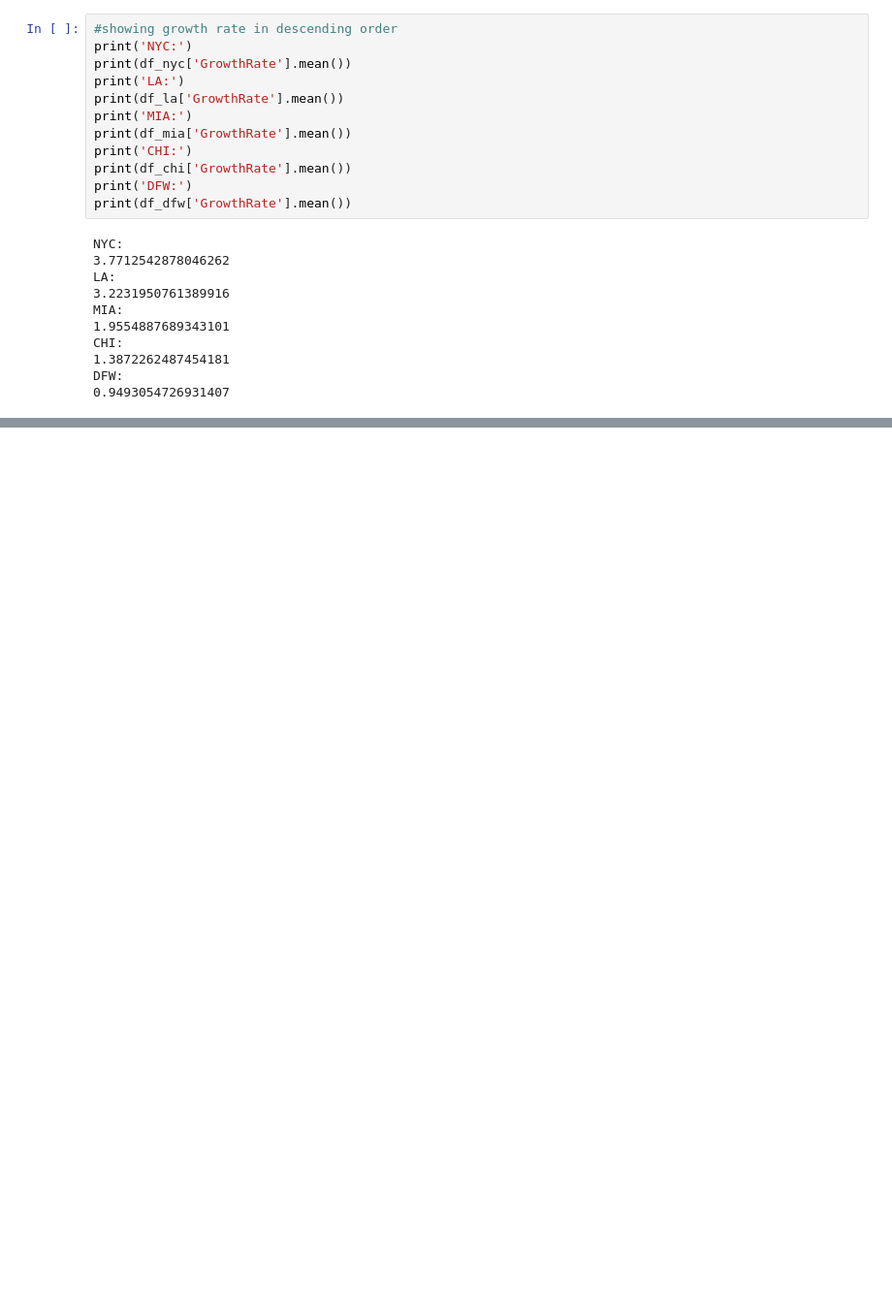
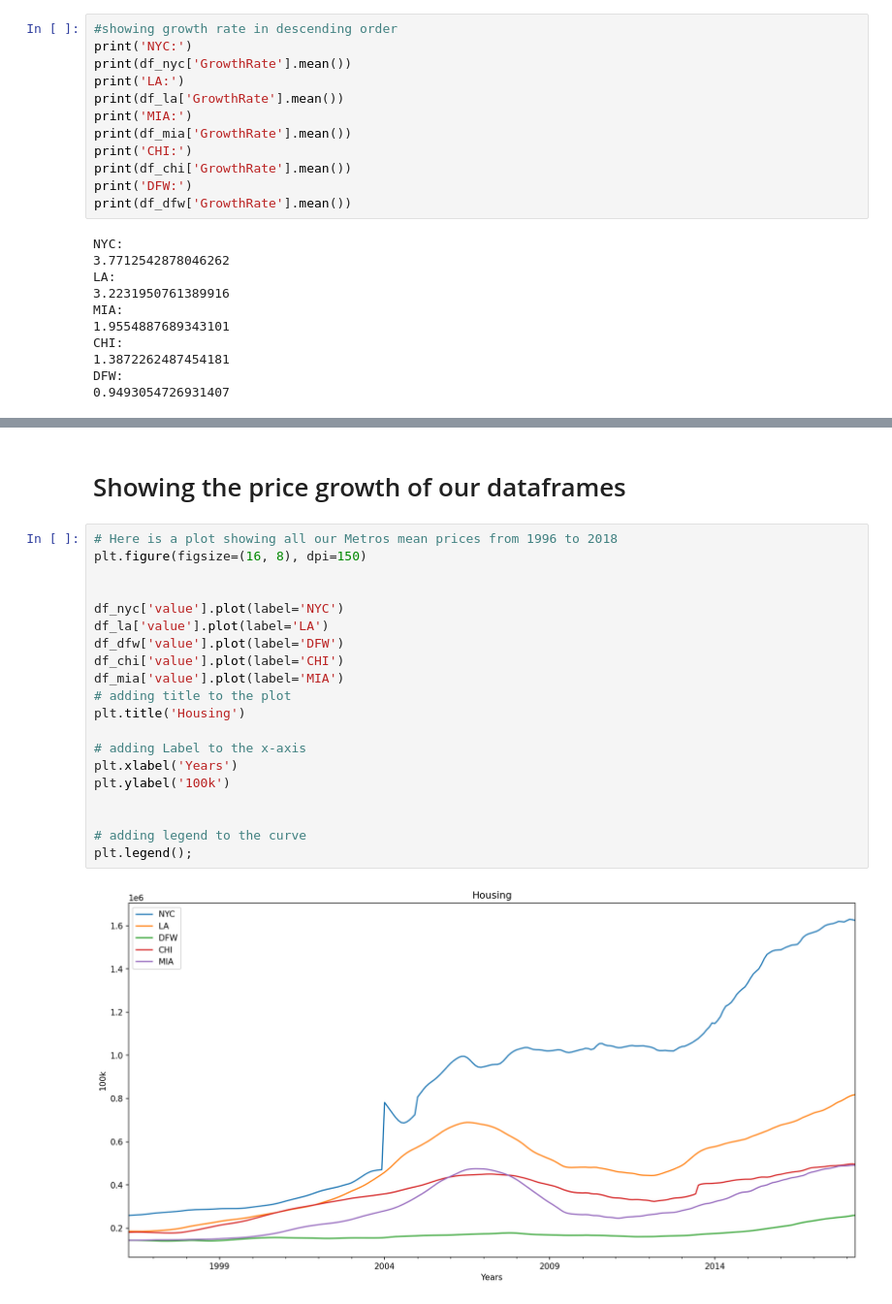
Before and after one commit to sarahadamsjack/time-series, a Jupyter notebook: final.ipynb, the cells around one changed output, grey strips where cells are left out. Shown: that part at 97% size. Saved outputs shown, nothing was run; the diff lists cells and outputs as text; blank space fills up the shorter version.

```diff
--- a/final.ipynb
+++ b/final.ipynb
@@ -285,0 +215,24 @@ mean_squared_error(train_nyc, test_nyc)
+# %% [markdown]
+# Showing the price growth of our dataframes
+# %%
+# Here is a plot showing all our Metros mean prices from 1996 to 2018
+plt.figure(figsize=(16, 8), dpi=150)
+
+
+df_nyc['value'].plot(label='NYC')
+df_la['value'].plot(label='LA')
+df_dfw['value'].plot(label='DFW')
+df_chi['value'].plot(label='CHI')
+df_mia['value'].plot(label='MIA')
+# adding title to the plot
+plt.title('Housing')
+
+# adding Label to the x-axis
+plt.xlabel('Years')
+plt.ylabel('100k')
+
+
+# adding legend to the curve
+plt.legend();
+# %% [output]
+[figure, added]
```
Also changed, not shown: parts of 96 cells of this notebook, 3 other files.
